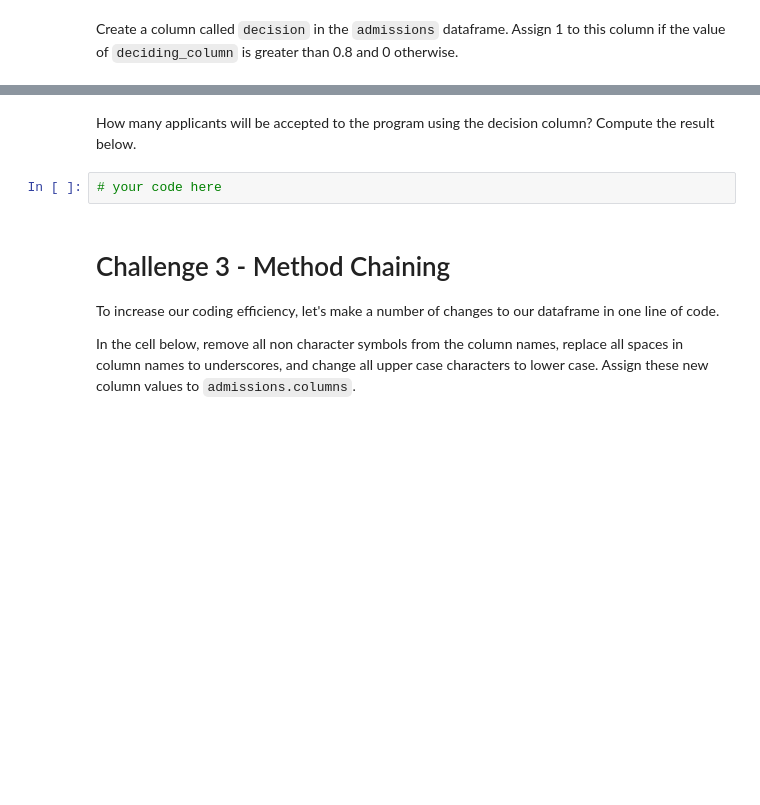
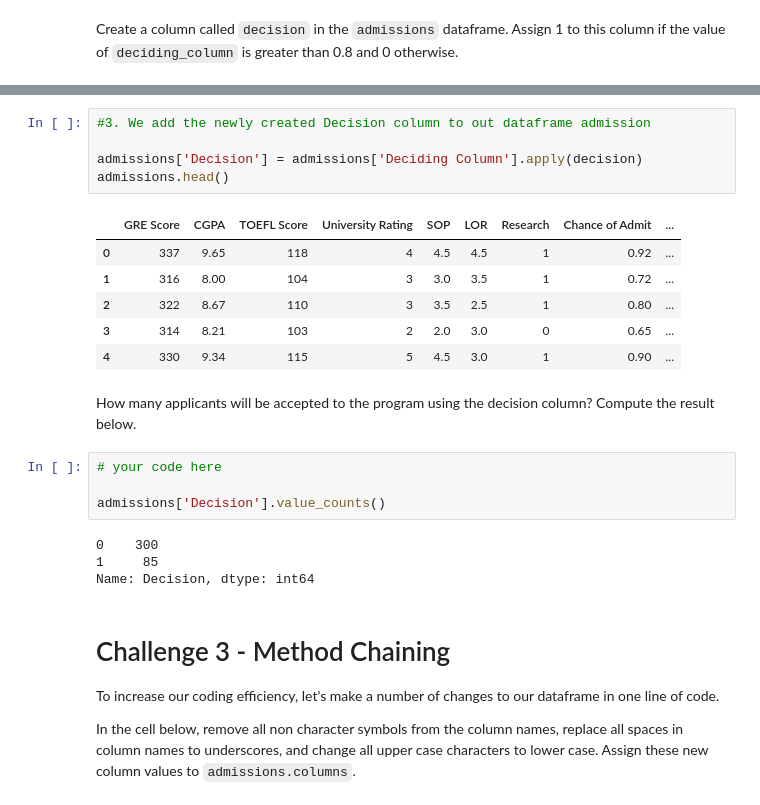
Before and after one commit to ta-data-lis/lab-advanced-pandas, a Jupyter notebook: your-code/main.ipynb, the cells around one changed output, grey strips where cells are left out. Saved outputs shown, nothing was run; the diff lists cells and outputs as text; blank space fills up the shorter version.

```diff
--- a/your-code/main.ipynb
+++ b/your-code/main.ipynb
@@ -387,7 +464,25 @@ Create a column called `decision` in the `admissions` dataframe. Assign 1 to thi
+# %%
+#3. We add the newly created Decision column to out dataframe admission
+
+admissions['Decision'] = admissions['Deciding Column'].apply(decision)
+admissions.head()
+# %% [output]
+|  | GRE Score | CGPA | TOEFL Score | University Rating | SOP | LOR | Research | Chance of Admit | ... |
+| 0 | 337 | 9.65 | 118 | 4 | 4.5 | 4.5 | 1 | 0.92 | ... |
+| 1 | 316 | 8.00 | 104 | 3 | 3.0 | 3.5 | 1 | 0.72 | ... |
+| 2 | 322 | 8.67 | 110 | 3 | 3.5 | 2.5 | 1 | 0.80 | ... |
+| 3 | 314 | 8.21 | 103 | 2 | 2.0 | 3.0 | 0 | 0.65 | ... |
+| 4 | 330 | 9.34 | 115 | 5 | 4.5 | 3.0 | 1 | 0.90 | ... |
 # %% [markdown]
 How many applicants will be accepted to the program using the decision column? Compute the result below.
 # %%
 # your code here
+
+admissions['Decision'].value_counts()
+# %% [output]
+0    300
+1     85
+Name: Decision, dtype: int64
 # %% [markdown]
 # Challenge 3 - Method Chaining
 
```
Also changed, not shown: parts of 18 cells of this notebook.
